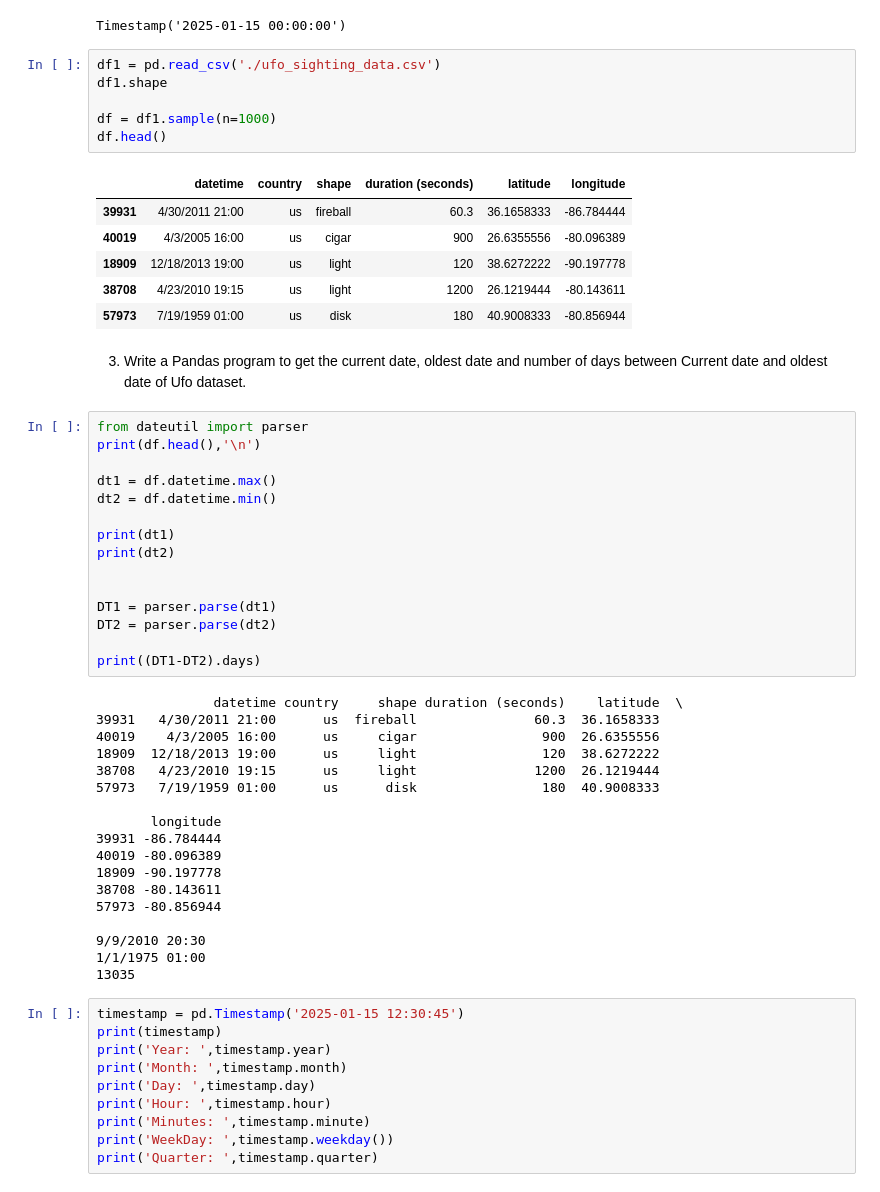
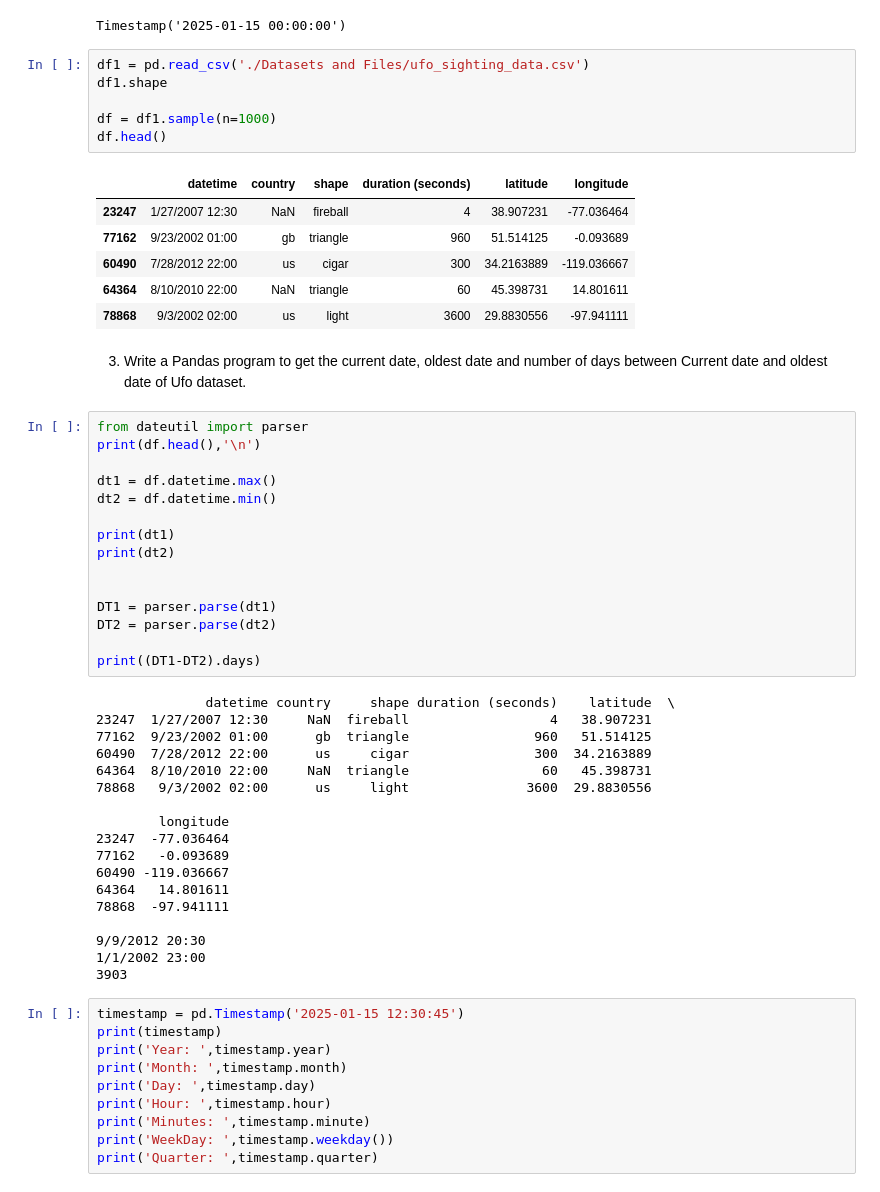
Before and after one commit to meetkothari-crest/Python-BootCamp, a Jupyter notebook: W3resource Exercise/23_Python Pandas.ipynb, the cells around one changed output. Cells and saved outputs as stored; diff of their text form.

Commit message:
Necessary Dataset and Files

```diff
--- a/W3resource Exercise/23_Python Pandas.ipynb
+++ b/W3resource Exercise/23_Python Pandas.ipynb
@@ -863,18 +863,18 @@ df
 # %% [output]
 Timestamp('2025-01-15 00:00:00')
 # %%
-df1 = pd.read_csv('./ufo_sighting_data.csv')
+df1 = pd.read_csv('./Datasets and Files/ufo_sighting_data.csv')
 df1.shape
 
 df = df1.sample(n=1000)
 df.head()
 # %% [output]
 |  | datetime | country | shape | duration (seconds) | latitude | longitude |
-| 39931 | 4/30/2011 21:00 | us | fireball | 60.3 | 36.1658333 | -86.784444 |
-| 40019 | 4/3/2005 16:00 | us | cigar | 900 | 26.6355556 | -80.096389 |
-| 18909 | 12/18/2013 19:00 | us | light | 120 | 38.6272222 | -90.197778 |
-| 38708 | 4/23/2010 19:15 | us | light | 1200 | 26.1219444 | -80.143611 |
-| 57973 | 7/19/1959 01:00 | us | disk | 180 | 40.9008333 | -80.856944 |
+| 23247 | 1/27/2007 12:30 | NaN | fireball | 4 | 38.907231 | -77.036464 |
+| 77162 | 9/23/2002 01:00 | gb | triangle | 960 | 51.514125 | -0.093689 |
+| 60490 | 7/28/2012 22:00 | us | cigar | 300 | 34.2163889 | -119.036667 |
+| 64364 | 8/10/2010 22:00 | NaN | triangle | 60 | 45.398731 | 14.801611 |
+| 78868 | 9/3/2002 02:00 | us | light | 3600 | 29.8830556 | -97.941111 |
 # %% [markdown]
 3. Write a Pandas program to get the current date, oldest date and number of days between Current date and oldest date of Ufo dataset.
 # %%
@@ -893,23 +893,23 @@ DT2 = parser.parse(dt2)
 
 print((DT1-DT2).days)
 # %% [output]
-               datetime country     shape duration (seconds)    latitude  \
-39931   4/30/2011 21:00      us  fireball               60.3  36.1658333
-40019    4/3/2005 16:00      us     cigar                900  26.6355556
-18909  12/18/2013 19:00      us     light                120  38.6272222
-38708   4/23/2010 19:15      us     light               1200  26.1219444
-57973   7/19/1959 01:00      us      disk                180  40.9008333
+              datetime country     shape duration (seconds)    latitude  \
+23247  1/27/2007 12:30     NaN  fireball                  4   38.907231
+77162  9/23/2002 01:00      gb  triangle                960   51.514125
+60490  7/28/2012 22:00      us     cigar                300  34.2163889
+64364  8/10/2010 22:00     NaN  triangle                 60   45.398731
+78868   9/3/2002 02:00      us     light               3600  29.8830556
 
-       longitude
-39931 -86.784444
-40019 -80.096389
-18909 -90.197778
-38708 -80.143611
-57973 -80.856944
+        longitude
+23247  -77.036464
+77162   -0.093689
+60490 -119.036667
+64364   14.801611
+78868  -97.941111
 
-9/9/2010 20:30
-1/1/1975 01:00
-13035
+9/9/2012 20:30
+1/1/2002 23:00
+3903
 # %%
 timestamp = pd.Timestamp('2025-01-15 12:30:45')
 print(timestamp)
```
Also changed, not shown: parts of 6 cells of this notebook, 17 other files.
